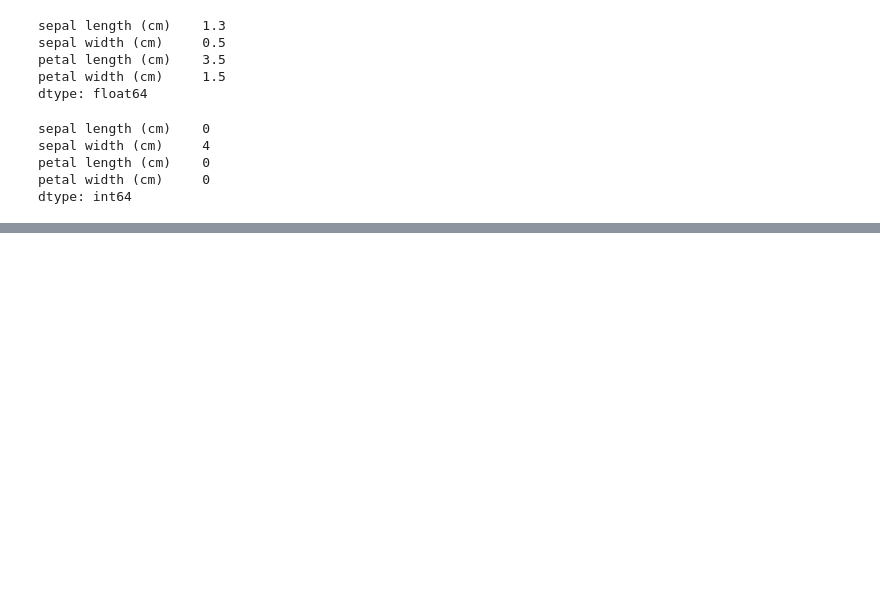
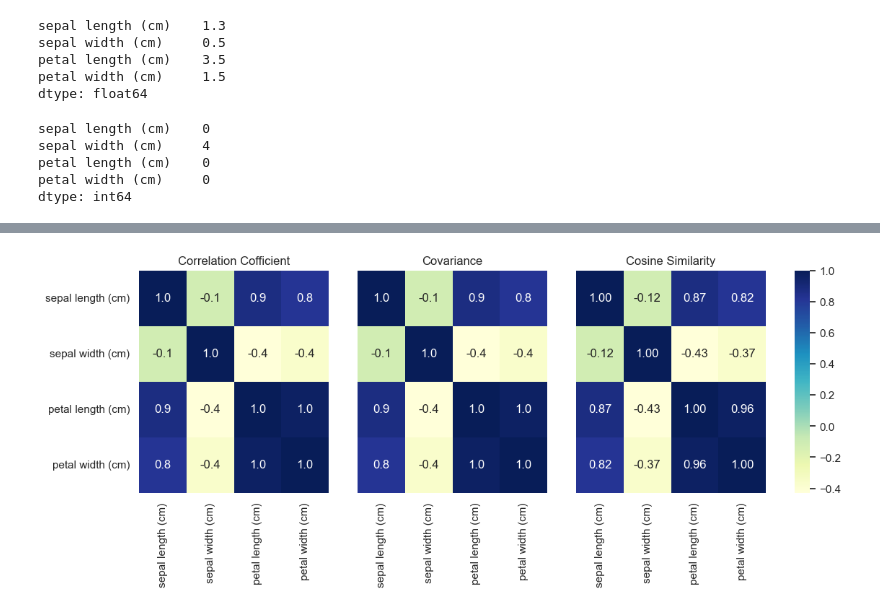
Before and after one commit to vomit21100/2023_Self_Learning, a Jupyter notebook: 1-數據的基礎運算.ipynb, the cells around one changed output, grey strips where cells are left out. Cells and saved outputs as stored; diff of their text form; code cells hidden in the pictures; blank space fills up the shorter version.

```diff
--- a/1-數據的基礎運算.ipynb
+++ b/1-數據的基礎運算.ipynb
@@ -91,0 +138,9 @@ dtype: int64
+# %%
+#Z-score Standardize
+#怕被outliers影響 所以不用min-max normalize
+iris_0 = iris.copy()
+#最後一個columns是label 所以去掉
+for i in iris_0.columns[:-1]:
+    iris_0[i] = (iris_0[i] - iris_0[i].mean()) / iris_0[i].std()
+
+iris_0.head()
@@ -91,0 +154,28 @@ dtype: int64
+# %%
+fig, ax = plt.subplots(1, 4,
+                       gridspec_kw={'width_ratios':[1, 1, 1, 0.08]},
+                       figsize=(12, 4)
+                       )
+
+corr = iris_0.iloc[:, :-1].corr()
+
+ax_0 = sns.heatmap(corr, annot=True, cmap = 'YlGnBu', fmt=".1f", cbar=False, ax=ax[0])
+ax_0.set_title('Correlation Cofficient')
+
+cov = iris_0.iloc[:, :-1].cov()
+
+ax_1 = sns.heatmap(cov, annot=True, cmap = 'YlGnBu', fmt=".1f", cbar=False, ax=ax[1])
+ax_1.set_yticklabels([])
+ax_1.set_title('Covariance')
+
+iris_1 = iris_0.iloc[:, :-1].transpose()
+sim = cosine_similarity(iris_1)
+
+ax_2 = sns.heatmap(sim, annot=True, cmap = 'YlGnBu', fmt=".2f", ax=ax[2], cbar_ax=ax[3])
+ax_2.set_yticklabels([])
+ax_2.set_xticklabels(iris_0.columns[:-1], rotation=90)
+ax_2.set_title('Cosine Similarity')
+
+plt.show()
+# %% [output]
+[figure, added]
```
Also changed, not shown: parts of 7 cells of this notebook, 5 other files.
